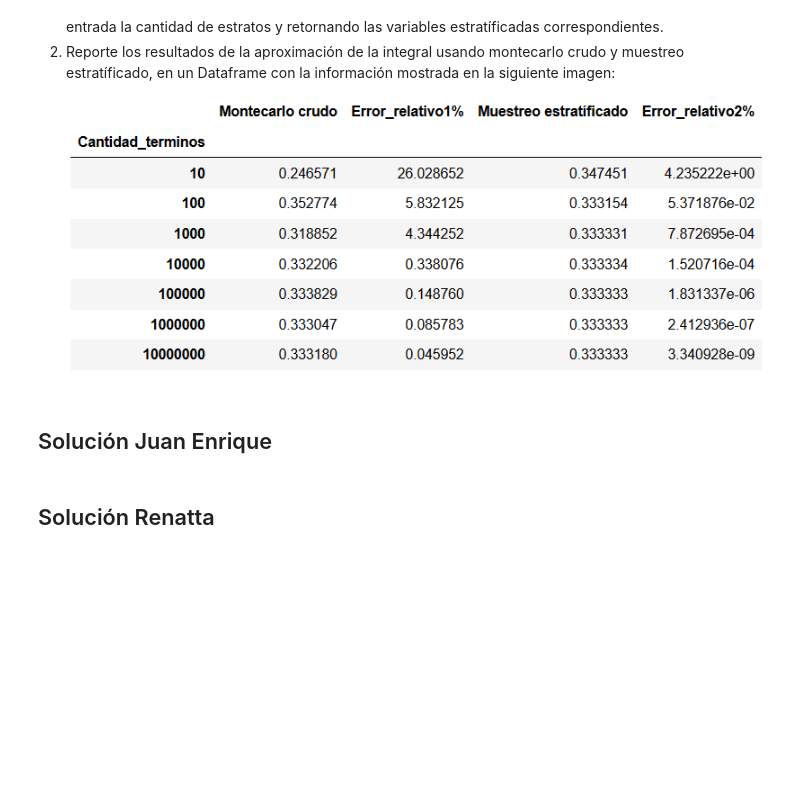
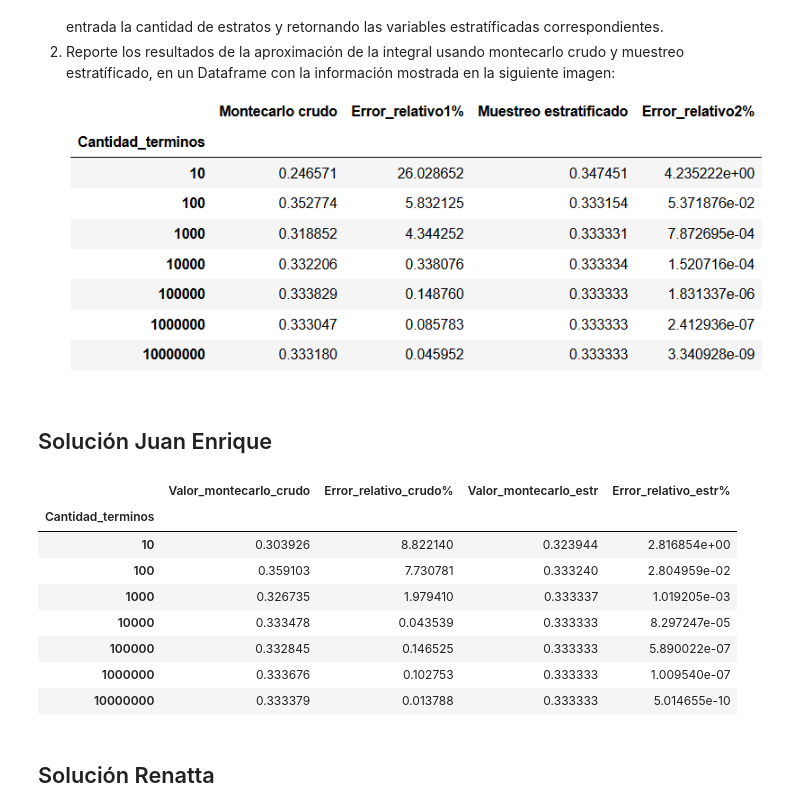
Before and after one commit to renattaGS/Tareas_simproc_aguirre_garcia, a Jupyter notebook: Tarea7_AguirreJuan_GarciaRenatta.ipynb, the cells around one changed output. Cells and saved outputs as stored; diff of their text form; code cells hidden in the pictures; blank space fills up the shorter version.

```diff
--- a/Tarea7_AguirreJuan_GarciaRenatta.ipynb
+++ b/Tarea7_AguirreJuan_GarciaRenatta.ipynb
@@ -30,3 +37,59 @@ Pasos
+# %%
+# Integración montecarlo
+def int_montecarlo(f:'Función a integrar',
+                   a:'Límite inferior de la integral',
+                   b:'Límite superior de la integral',
+                   U:'Muestra de números U~[a,b]'):
+    return (b-a)/len(U)*np.sum(f(U))
+# %%
+# Aproximar integrales con Montecarlo estratificado
+def Montecarlo_est(B: 'Número de estratos'):
+    '''Esta es una función general para aproximar integrales de acuerdo con un numero específico de estratos que se definan'''
+    u = np.random.uniform(a,b,B) #primero generamos las v.a. que seran evaluadas en la funcion que queramos integrar
+    i = np.arange(0,B) #indica los términos, desde 0 hasta los 'B' estratos que se elijan
+    v = (u+i)/B #aplicar estratificación
+    return v
+# %%
+I = 1/3
+# intervalo de integración
+a = 0; b = 1
+
+# Cantidad de términos, en escala logarítmica
+N = np.logspace(1,7,7,dtype=int)
+
+# Definimos la tabla donde se mostrarán los resultados
+df = pd.DataFrame(index=N,columns=['Valor_montecarlo_crudo', 'Error_relativo_crudo%',
+                                   'Valor_montecarlo_estr', 'Error_relativo_estr%'], dtype='float')
+df.index.name = "Cantidad_terminos"
+
+# Números aleatorios dependiente de la cantidad de términos N
+ui = list(map(lambda N:np.random.uniform(a,b,N),N))
+u_estr = list(map(Montecarlo_est, N)) #hacer el estratificado
+
+# Calculamos la aproximación por montecarlo dependiendo de la cantidad de
+# términos que hayamos creado con ui
+I_m = list(map(lambda Y: int_montecarlo(lambda x:x**2,a,b,Y), ui))
+#Aproximacion con los u_estr generados
+I_estr = list(map(lambda Y: int_montecarlo(lambda x:x**2,a,b,Y), u_estr))
+
+# Mostramos los resultados en la tabla previamente creada
+df.loc[N,'Valor_montecarlo_crudo'] = I_m
+df.loc[N,'Error_relativo_crudo%'] = np.abs(df.loc[N, 'Valor_montecarlo_crudo']-I)*100/I
+
+df.loc[N, 'Valor_montecarlo_estr'] = I_estr
+df.loc[N, 'Error_relativo_estr%'] = np.abs(df.loc[N, 'Valor_montecarlo_estr']-I)*100/I
+
+df
+# %% [output]
+|  | Valor_montecarlo_crudo | Error_relativo_crudo% | Valor_montecarlo_estr | Error_relativo_estr% |
+| Cantidad_terminos |  |  |  |  |
+| 10 | 0.303926 | 8.822140 | 0.323944 | 2.816854e+00 |
+| 100 | 0.359103 | 7.730781 | 0.333240 | 2.804959e-02 |
+| 1000 | 0.326735 | 1.979410 | 0.333337 | 1.019205e-03 |
+| 10000 | 0.333478 | 0.043539 | 0.333333 | 8.297247e-05 |
+| 100000 | 0.332845 | 0.146525 | 0.333333 | 5.890022e-07 |
+| 1000000 | 0.333676 | 0.102753 | 0.333333 | 1.009540e-07 |
+| 10000000 | 0.333379 | 0.013788 | 0.333333 | 5.014655e-10 |
 # %% [markdown]
 ## Solución Renatta
 # %%
```
Also changed, not shown: parts of 4 cells of this notebook.
